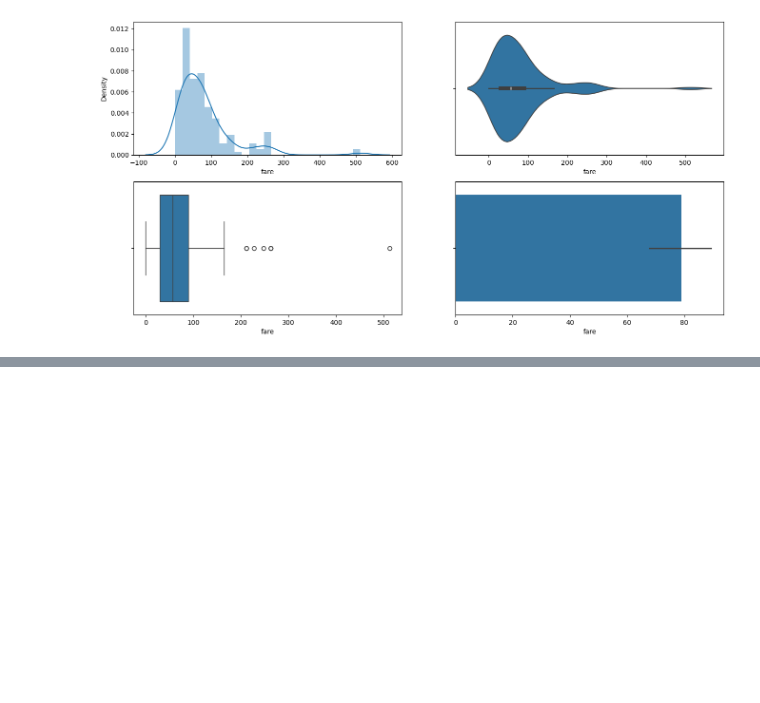
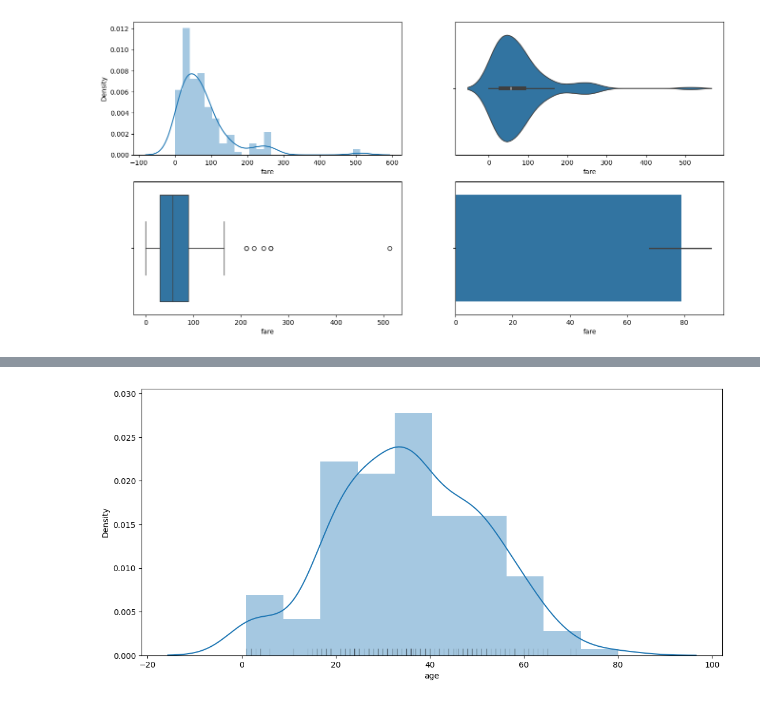
Before and after one commit to crdcamp/lin-reg-application, a Jupyter notebook: references/3_lin_reg_conf_intervals_se.ipynb, the cells around one changed output, grey strips where cells are left out. Drawn from its saved outputs; the diff is of its cells as text; code cells hidden in the pictures; blank space fills up the shorter version.

```diff
--- a/references/3_lin_reg_conf_intervals_se.ipynb
+++ b/references/3_lin_reg_conf_intervals_se.ipynb
@@ -123,0 +141,4 @@ sns.barplot(x="fare", data=titanic, ax=axes[1,1])
+# %%
+sns.distplot(titanic.age, rug=True, rug_kws={'alpha': .1, 'color': 'k'});
+# %% [output]
+[figure, added]
```
Also changed, not shown: parts of 4 cells of this notebook.
